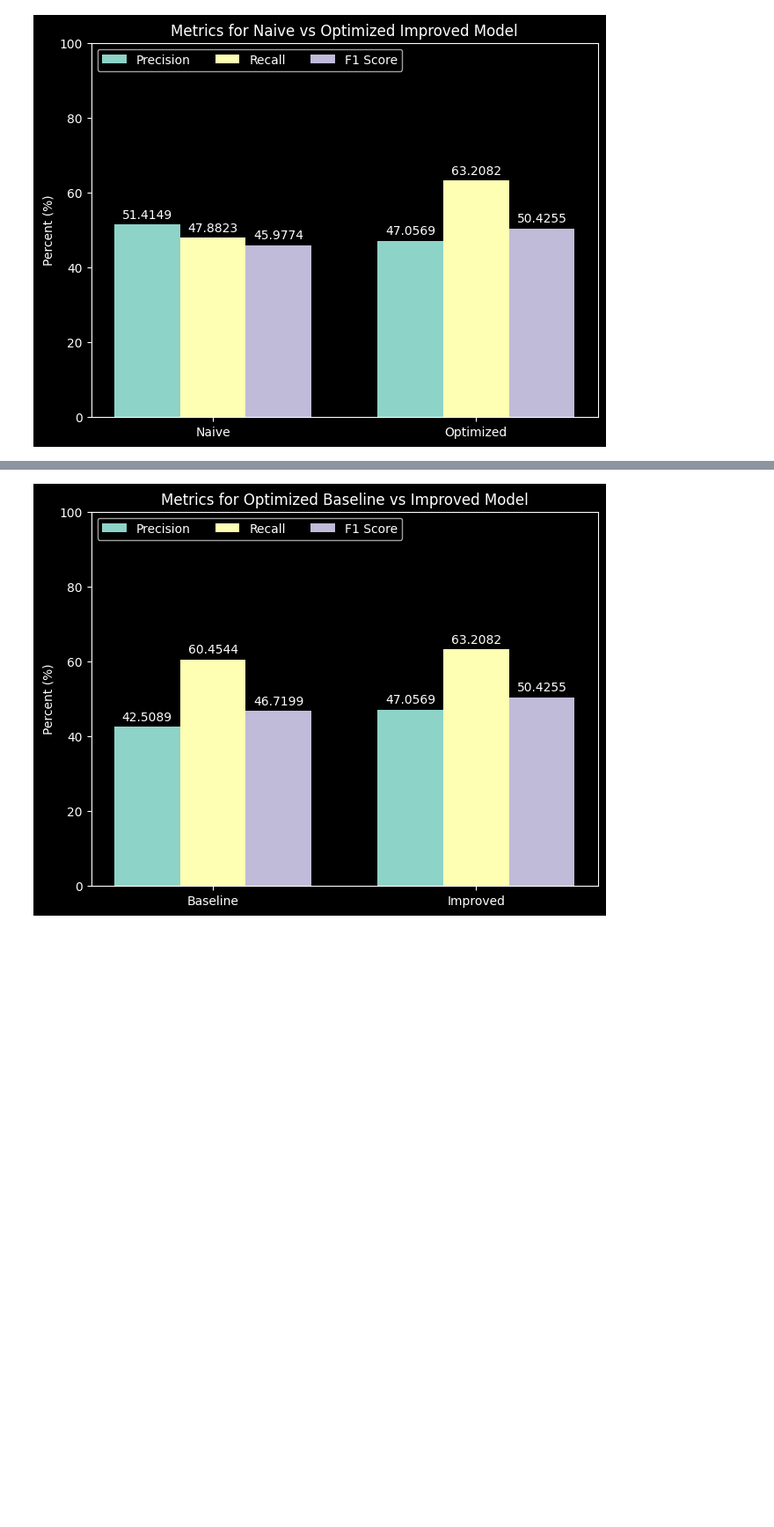
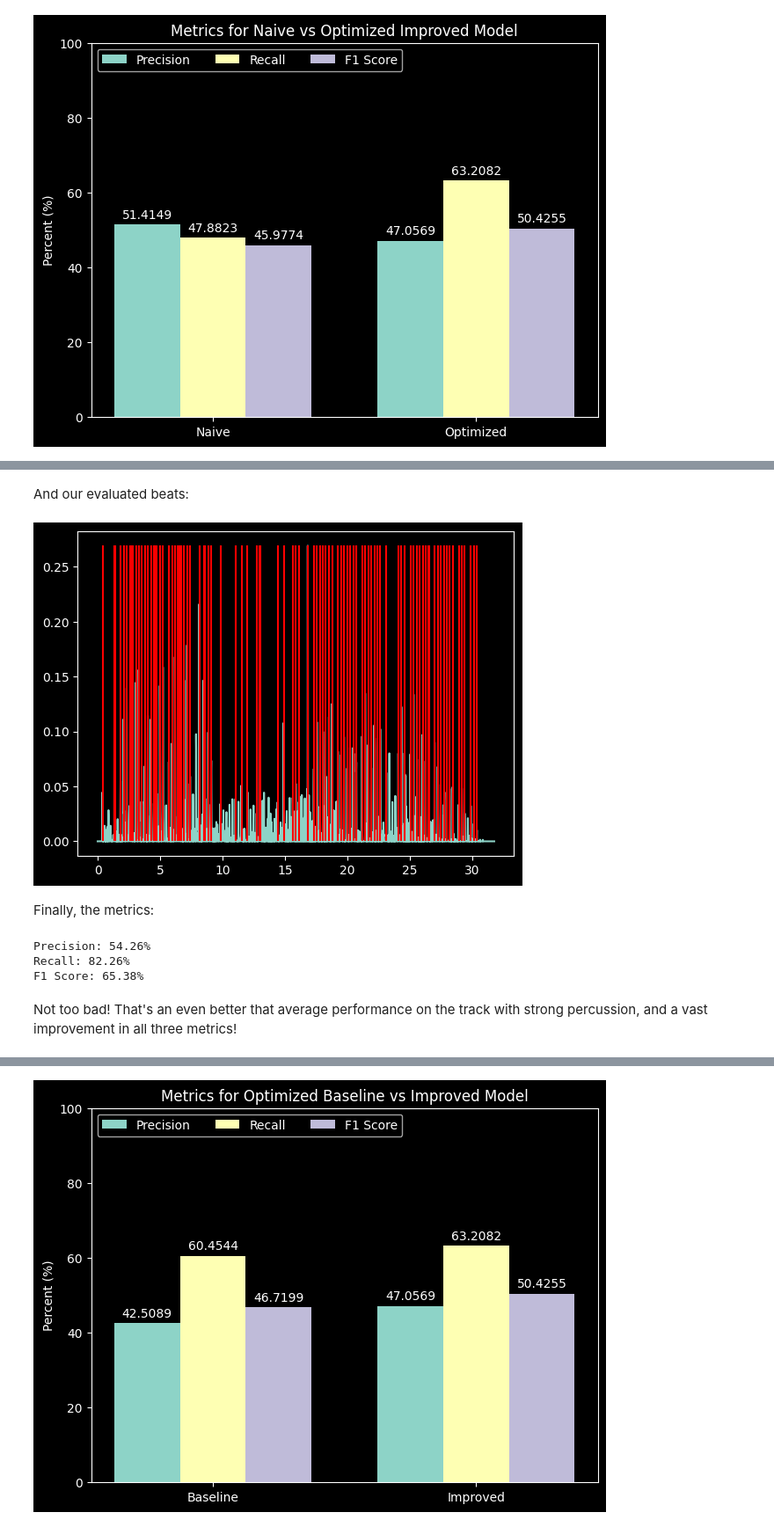
Before and after one commit to calebspainn/Project2, a Jupyter notebook: eval.ipynb, the cells around one changed output, grey strips where cells are left out. Shown at 88% size. Saved outputs shown, nothing was run; the diff lists cells and outputs as text; code cells hidden in the pictures; blank space fills up the shorter version.

```diff
--- a/eval.ipynb
+++ b/eval.ipynb
@@ -723,0 +699,23 @@ Now, we can finally compare our baseline model with our improved model.
+# %% [markdown]
+And our evaluated beats:
+# %%
+peak_times = eval_imp_post((fs, feats))
+
+plt.plot(t, n)
+plt.vlines(peak_times, 0, np.max(n), colors='r')
+# %% [output]
+[figure, added]
+# %% [markdown]
+Finally, the metrics:
+# %%
+p, r, f1 = metrics(peak_times, actual_beats)
+
+print(f'Precision: {p:.2%}')
+print(f'Recall: {r:.2%}')
+print(f'F1 Score: {f1:.2%}')
+# %% [output]
+Precision: 54.26%
+Recall: 82.26%
+F1 Score: 65.38%
+# %% [markdown]
+Not too bad! That's an even better that average performance on the track with strong percussion, and a vast improvement in all three metrics!
```
Also changed, not shown: parts of 17 cells of this notebook, 1 other file.
